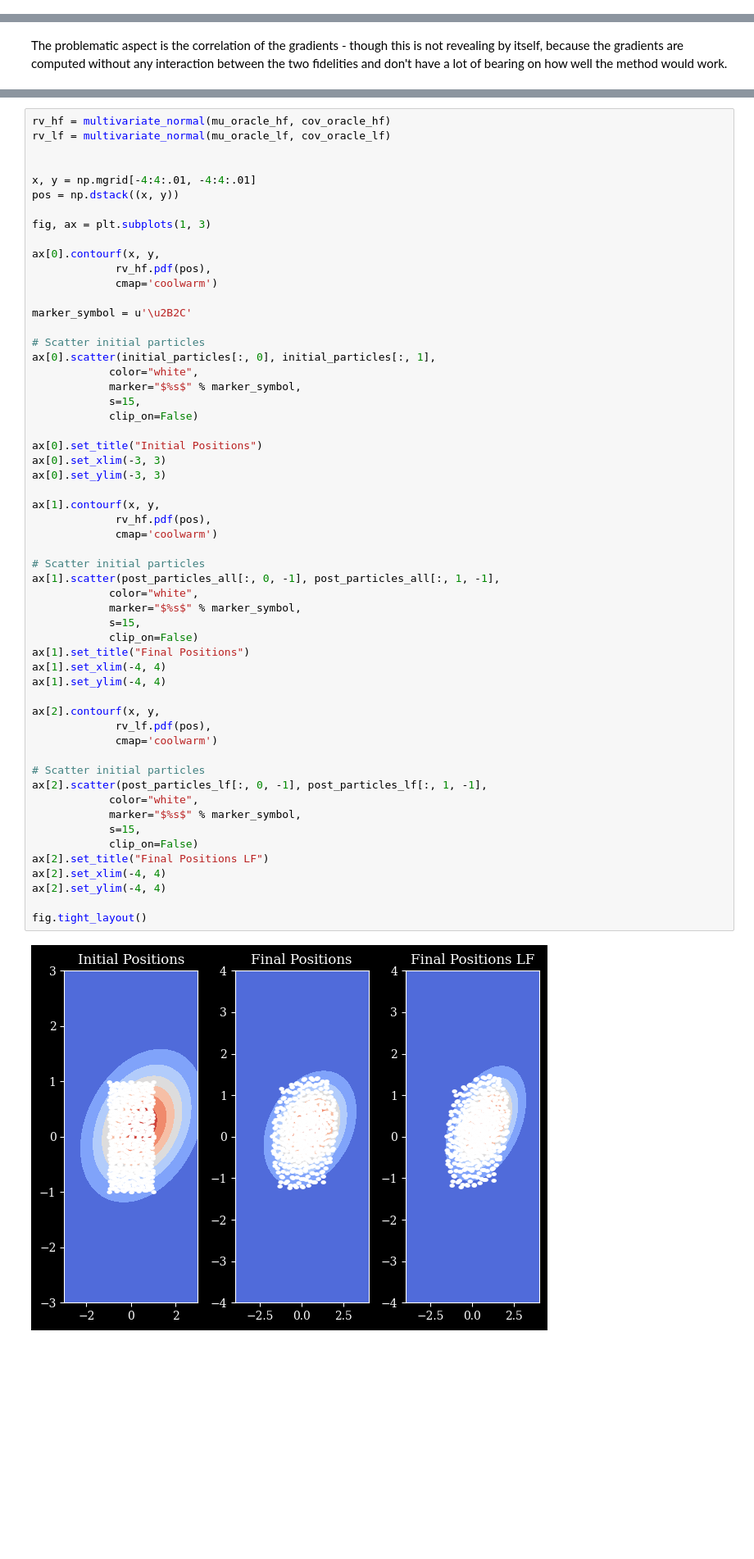
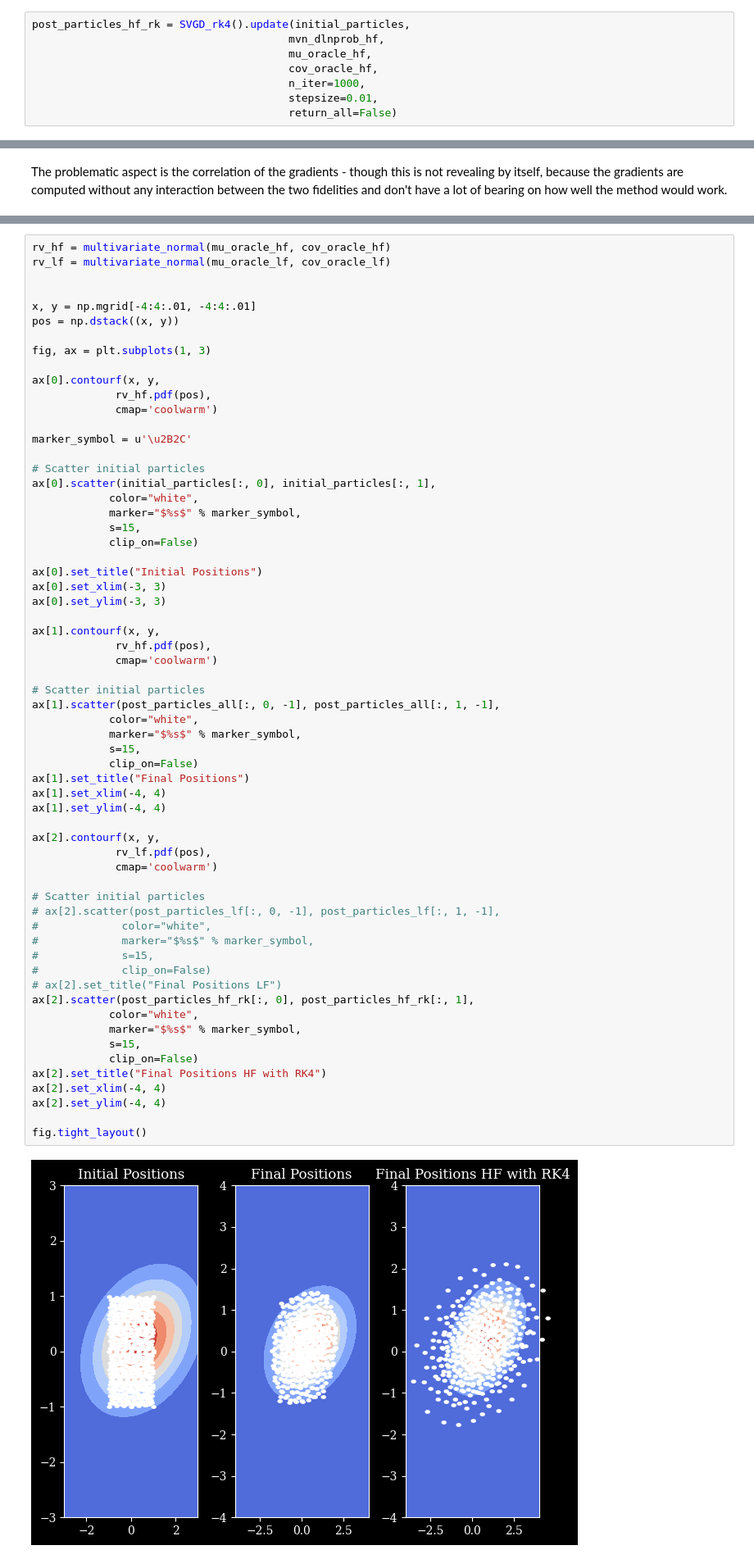
Before and after one commit to aniketjivani/generative_experiments, a Jupyter notebook: nested_multifidelity_stein.ipynb, the cells around one changed output, grey strips where cells are left out. Shown at 82% size. Drawn from its saved outputs; the diff is of its cells as text; blank space fills up the shorter version.

```diff
--- a/nested_multifidelity_stein.ipynb
+++ b/nested_multifidelity_stein.ipynb
@@ -241,3 +331,11 @@ post_particles_all, lengthscales_all, kxy_samp, dxkxy_samp, lnpgrad_samp, adj_gr
 [interactive output not drawn]
 [interactive output not drawn]
 [interactive output not drawn]
+# %%
+post_particles_hf_rk = SVGD_rk4().update(initial_particles,
+                                        mvn_dlnprob_hf,
+                                        mu_oracle_hf,
+                                        cov_oracle_hf,
+                                        n_iter=1000,
+                                        stepsize=0.01,
+                                        return_all=False)
@@ -449,36 +502,42 @@ ax[0].set_xlim(-3, 3)
 ax[0].set_ylim(-3, 3)
 
 ax[1].contourf(x, y,
              rv_hf.pdf(pos),
              cmap='coolwarm')
 
 # Scatter initial particles
 ax[1].scatter(post_particles_all[:, 0, -1], post_particles_all[:, 1, -1],
             color="white",
             marker="$%s$" % marker_symbol,
             s=15,
             clip_on=False)
 ax[1].set_title("Final Positions")
 ax[1].set_xlim(-4, 4)
 ax[1].set_ylim(-4, 4)
 
 ax[2].contourf(x, y,
              rv_lf.pdf(pos),
              cmap='coolwarm')
 
 # Scatter initial particles
-ax[2].scatter(post_particles_lf[:, 0, -1], post_particles_lf[:, 1, -1],
+# ax[2].scatter(post_particles_lf[:, 0, -1], post_particles_lf[:, 1, -1],
+#             color="white",
+#             marker="$%s$" % marker_symbol,
+#             s=15,
+#             clip_on=False)
+# ax[2].set_title("Final Positions LF")
+ax[2].scatter(post_particles_hf_rk[:, 0], post_particles_hf_rk[:, 1],
             color="white",
             marker="$%s$" % marker_symbol,
             s=15,
             clip_on=False)
-ax[2].set_title("Final Positions LF")
+ax[2].set_title("Final Positions HF with RK4")
 ax[2].set_xlim(-4, 4)
 ax[2].set_ylim(-4, 4)
 
 fig.tight_layout()
 # %% [output]
-[figure, old version]
+[figure, new version]
 # %%
 optimizer = Optimizer(costs, cov_lv)
 result = optimizer.optimize(algorithm="acvmf", target_cost=204)
```
Also changed, not shown: parts of 27 cells of this notebook.
